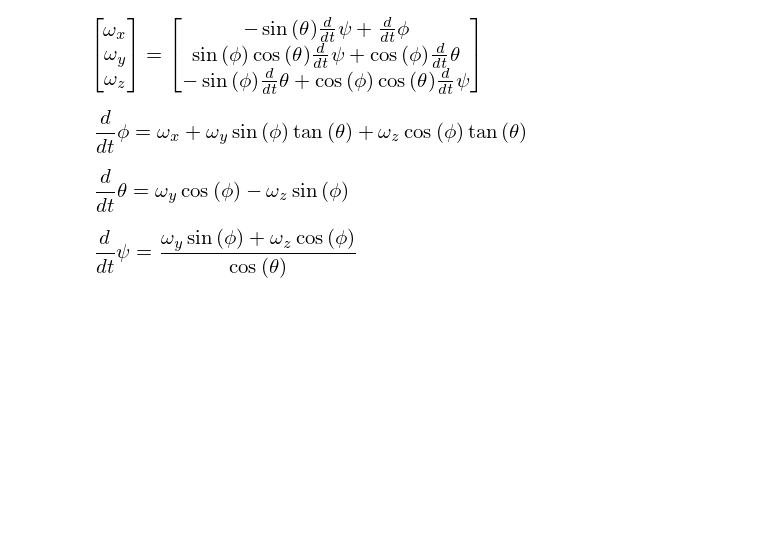
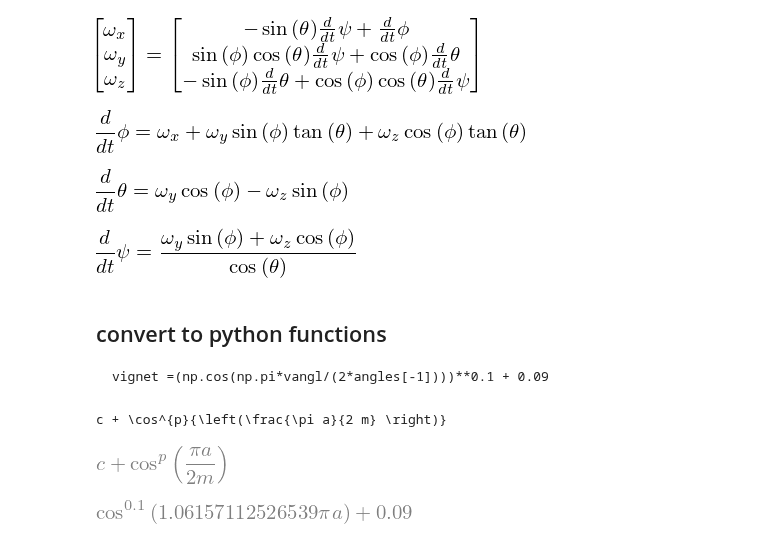
Before and after one commit to NelisW/PythonNotesToSelf, a Jupyter notebook: sympy/play-sympy.ipynb, the cells around one changed output. Drawn from its saved outputs; the diff is of its cells as text; code cells hidden in the pictures; blank space fills up the shorter version.

Commit message:
example for sympy to python and latex

```diff
--- a/sympy/play-sympy.ipynb
+++ b/sympy/play-sympy.ipynb
@@ -204,3 +205,27 @@ for var in deib:
 [figure]
 [figure]
 [figure]
+# %% [markdown]
+## convert to python functions
+
+    vignet =(np.cos(np.pi*vangl/(2*angles[-1])))**0.1 + 0.09
+# %%
+import sympy
+import numpy as np
+from sympy.codegen.ast import Assignment
+
+t, p,v, x,y,s, m,c,d,n,a,b,z,y, T = sympy.symbols("\\theta p v x y s m c d n a b z y T")
+
+y = (sympy.cos(sympy.pi * a / (2. * m)))**p + c
+mstr = sympy.latex(y)
+subsdic = {c:0.09, p:0.1,m:0.471}
+T = y.subs(subsdic)
+lstr = sympy.latex(T)
+
+print(mstr)
+display(y)
+display(T)
+# %% [output]
+c + \cos^{p}{\left(\frac{\pi a}{2 m} \right)}
+[figure, added]
+[figure, added]
```
Also changed, not shown: parts of 3 cells of this notebook.
